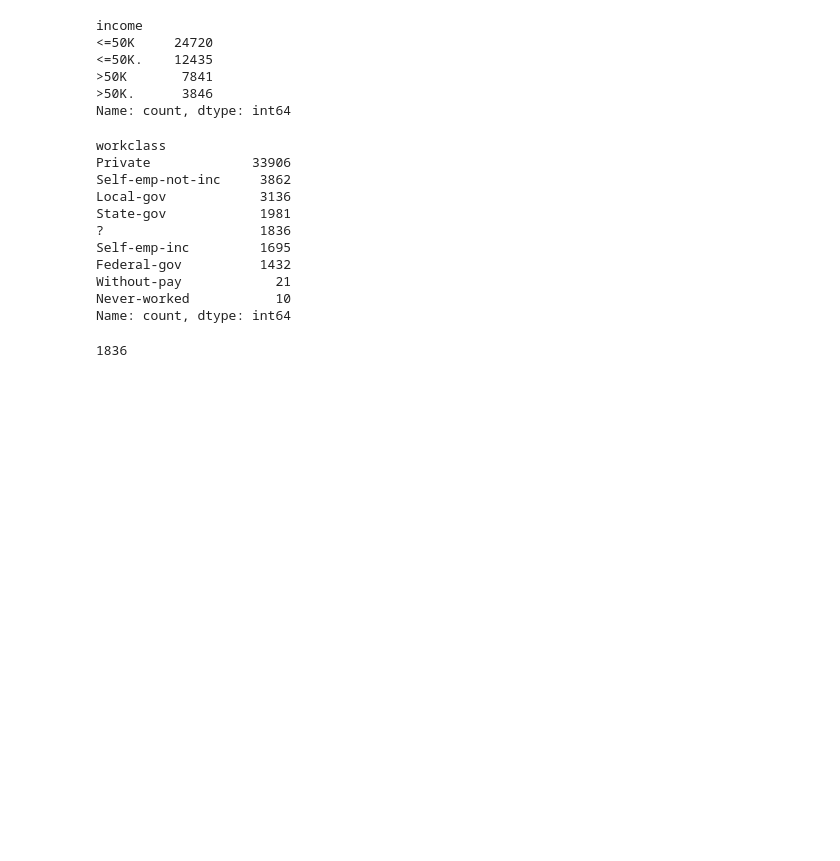
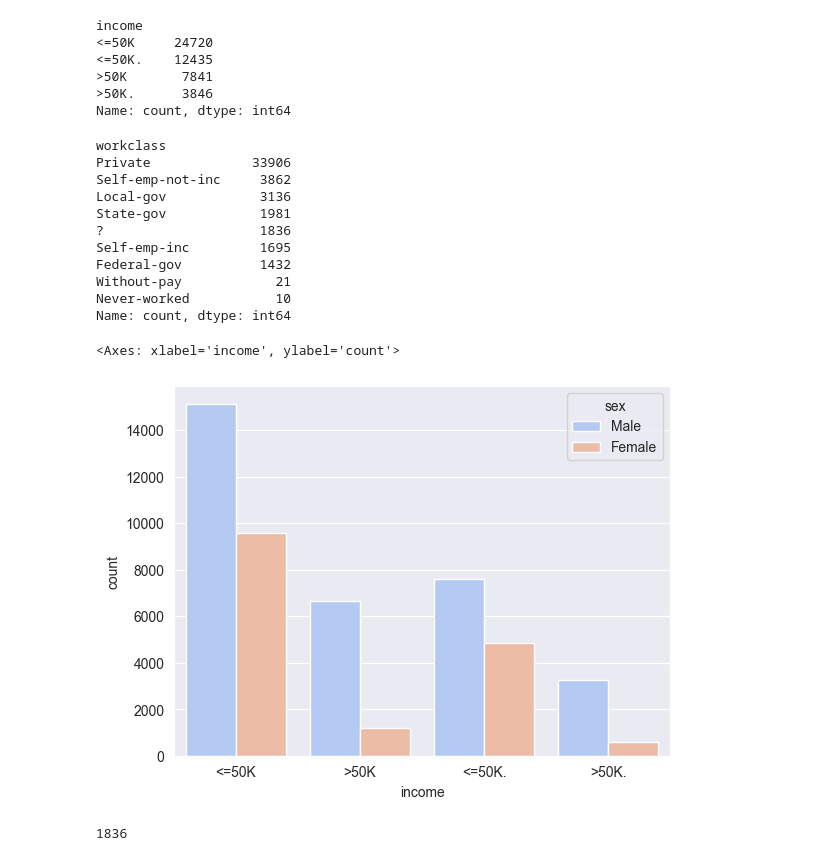
Before and after one commit to peirispraveen/Census_Income_NaiveBayes_RandomForest, a Jupyter notebook: census-income.ipynb, the cells around one changed output. Cells and saved outputs as stored; diff of their text form; code cells hidden in the pictures; blank space fills up the shorter version.

```diff
--- a/census-income.ipynb
+++ b/census-income.ipynb
@@ -158,6 +159,11 @@ Federal-gov          1432
 Without-pay            21
 Never-worked           10
 Name: count, dtype: int64
+# %%
+sns.countplot(x='income', data=df, hue='sex', palette='coolwarm')
+# %% [output]
+<Axes: xlabel='income', ylabel='count'>
+[figure, added]
 # %%
 temp_df = df.loc[((df["occupation"] == "?") & (df["workclass"] == "?")), :]
 len(temp_df)
```
Also changed, not shown: parts of 20 cells of this notebook.
